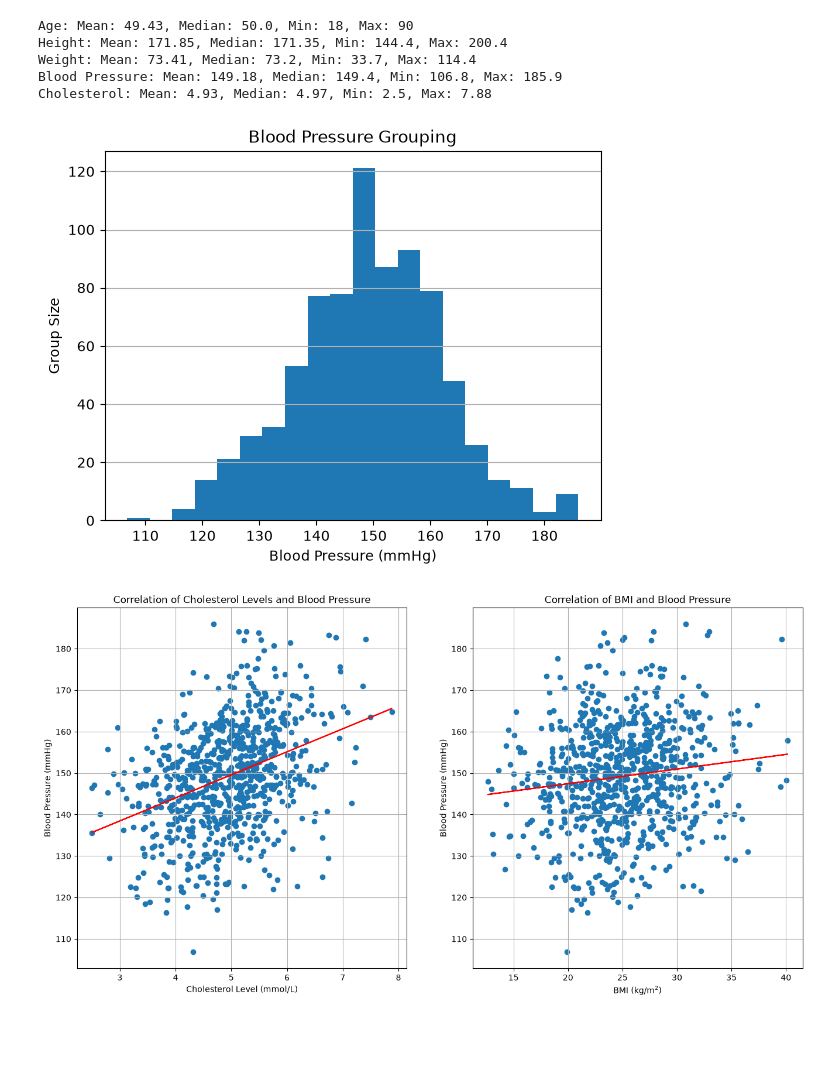
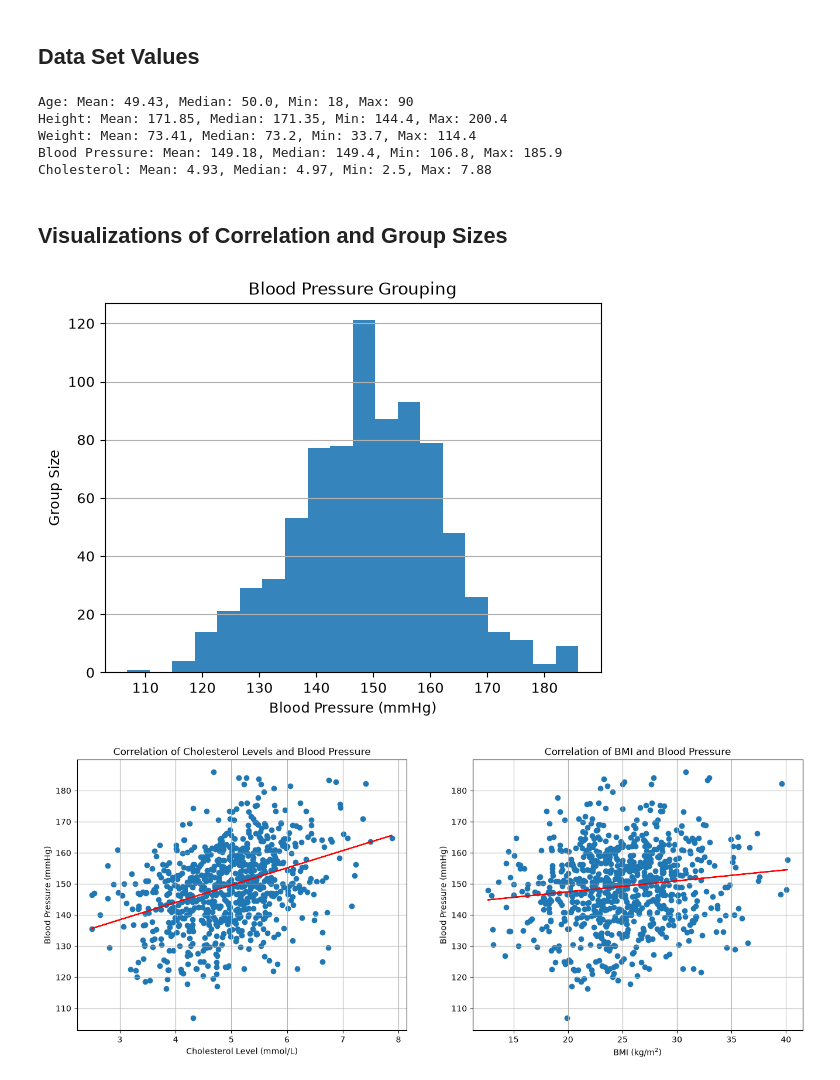
Before and after one commit to MattettaM/PythonInlamningsuppgift1, a Jupyter notebook: report.ipynb, the cells around one changed output. Saved outputs shown, nothing was run; the diff lists cells and outputs as text; code cells hidden in the pictures; blank space fills up the shorter version.

Commit message:
CI, Markdown findings, Finalizing plots

```diff
--- a/report.ipynb
+++ b/report.ipynb
@@ -10,4 +9,6 @@ from src.viz import GraphTexts
 
 raw = pd.read_csv("data/health_study_dataset.csv")
 df = io_functions.clean_data(raw)
+# %% [markdown]
+## Data Set Values
 # %%
@@ -22,6 +19,8 @@ Height: Mean: 171.85, Median: 171.35, Min: 144.4, Max: 200.4
 Weight: Mean: 73.41, Median: 73.2, Min: 33.7, Max: 114.4
 Blood Pressure: Mean: 149.18, Median: 149.4, Min: 106.8, Max: 185.9
 Cholesterol: Mean: 4.93, Median: 4.97, Min: 2.5, Max: 7.88
+# %% [markdown]
+## Visualizations of Correlation and Group Sizes
 # %%
 fig, ax = plt.subplots()
 viz.hist(
@@ -36,7 +35,7 @@ viz.hist(
 )
 plt.show()
 
-fig, axs = plt.subplots(1, 2, figsize=[16, 8])
+fig, axs = plt.subplots(1, 2, figsize=[16, 6])
 viz.scatter(
 	axs[0],
     df["cholesterol"],
@@ -57,47 +56,50 @@ viz.scatter(
 		"Correlation of BMI and Blood Pressure",
         r"BMI (kg/m$^{2}$)",
         "Blood Pressure (mmHg)"
     ),
     True
 )
 plt.show()
 
-TOTAL_POP_BY_SEX = [len(df[(df["sex"] == "Female")]), len(df[(df["sex"] == "Male")])]
+FEMALE_TOTAL_POP = len(df[(df["sex"] == "Female")])
+MALE_TOTAL_POP = len(df[(df["sex"] == "Male")])
+TOTAL_POP = FEMALE_TOTAL_POP + MALE_TOTAL_POP
+FEMALE_SMOKERS = int(df.loc[df["sex"] == "Female", "smoker"].sum())
+MALE_SMOKERS = int(df.loc[df["sex"] == "Male", "smoker"].sum())
+TOTAL_SMOKERS = FEMALE_SMOKERS + MALE_SMOKERS
 SMOKER_POP = {
-	"Total": TOTAL_POP_BY_SEX,
-	"Smokers": [df.loc[df["sex"] == "Female", "smoker"].sum(),
-	            df.loc[df["sex"] == "Male", "smoker"].sum()],
+	"Total": [FEMALE_TOTAL_POP, MALE_TOTAL_POP],
+	"Smokers": [FEMALE_SMOKERS, MALE_SMOKERS]
 }
-fig, ax = plt.subplots()
+FEMALE_SICK = df.loc[df["sex"] == "Female", "disease"].sum()
+MALE_SICK = df.loc[df["sex"] == "Male", "disease"].sum()
+TOTAL_SICK = FEMALE_SICK + MALE_SICK
+DISEASE_POP = {
+	"Total": [FEMALE_TOTAL_POP, MALE_TOTAL_POP],
+	"Sick": [FEMALE_SICK, MALE_SICK]
+}
+fig, axs = plt.subplots(1, 2, figsize=[16, 4])
 viz.grouped_bar(
-	ax,
+	axs[0],
     SMOKER_POP,
     ["Female", "Male"],
     GraphTexts(
 		"Smokers by Sex",
         "Sex",
         "Group Size"
     )
 )
-plt.show()
-
-DISEASE_POP = {
-	"Total": TOTAL_POP_BY_SEX,
-	"Sick": [df.loc[df["sex"] == "Female", "disease"].sum(),
-	         df.loc[df["sex"] == "Male", "disease"].sum()]
-}
-fig, ax = plt.subplots()
 viz.grouped_bar(
-    ax,
+    axs[1],
     DISEASE_POP,
     ["Female", "Male"],
     GraphTexts(
-		"Diseased by Sex",
+		"Sickness by Sex",
 		"Sex",
 		"Group Size"
     )
 )
 plt.show()
 # %% [output]
 [figure]
-[figure, old version]
+[figure, new version]
```
Also changed, not shown: parts of 10 cells of this notebook, 4 other files.
